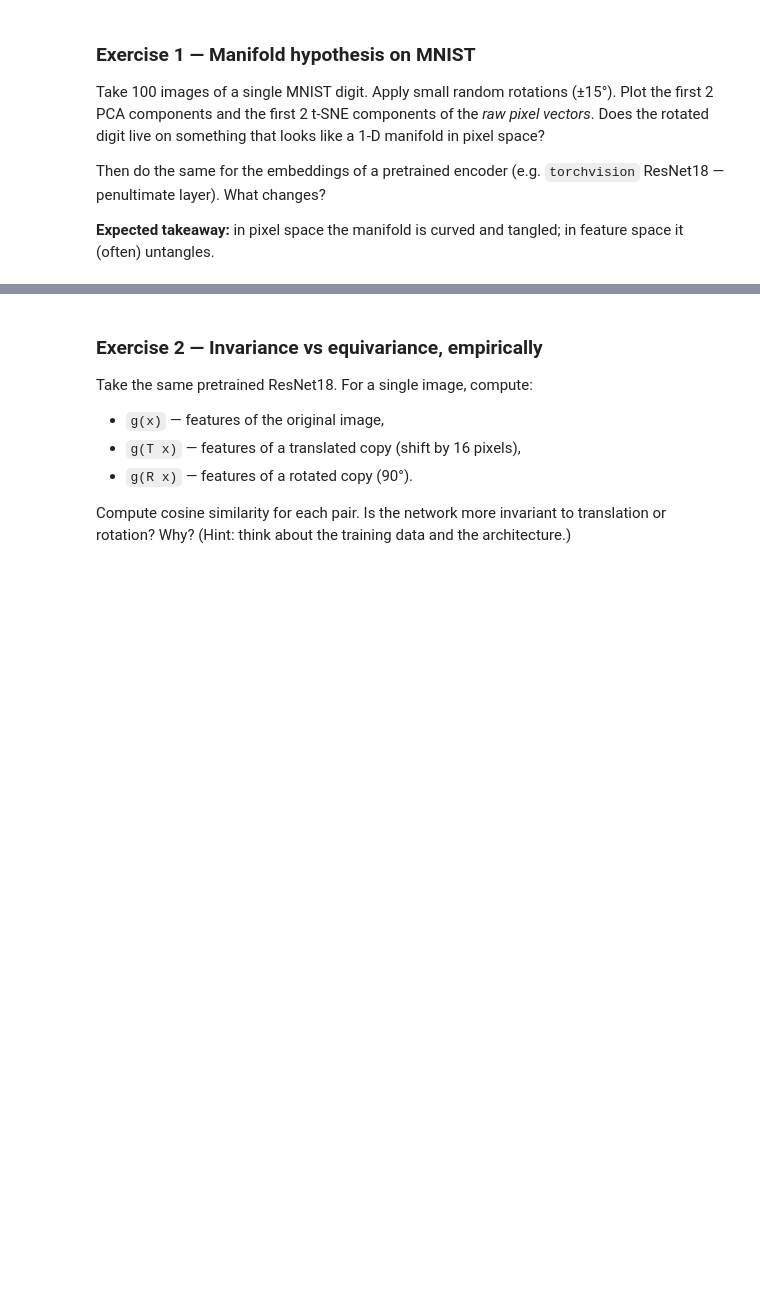
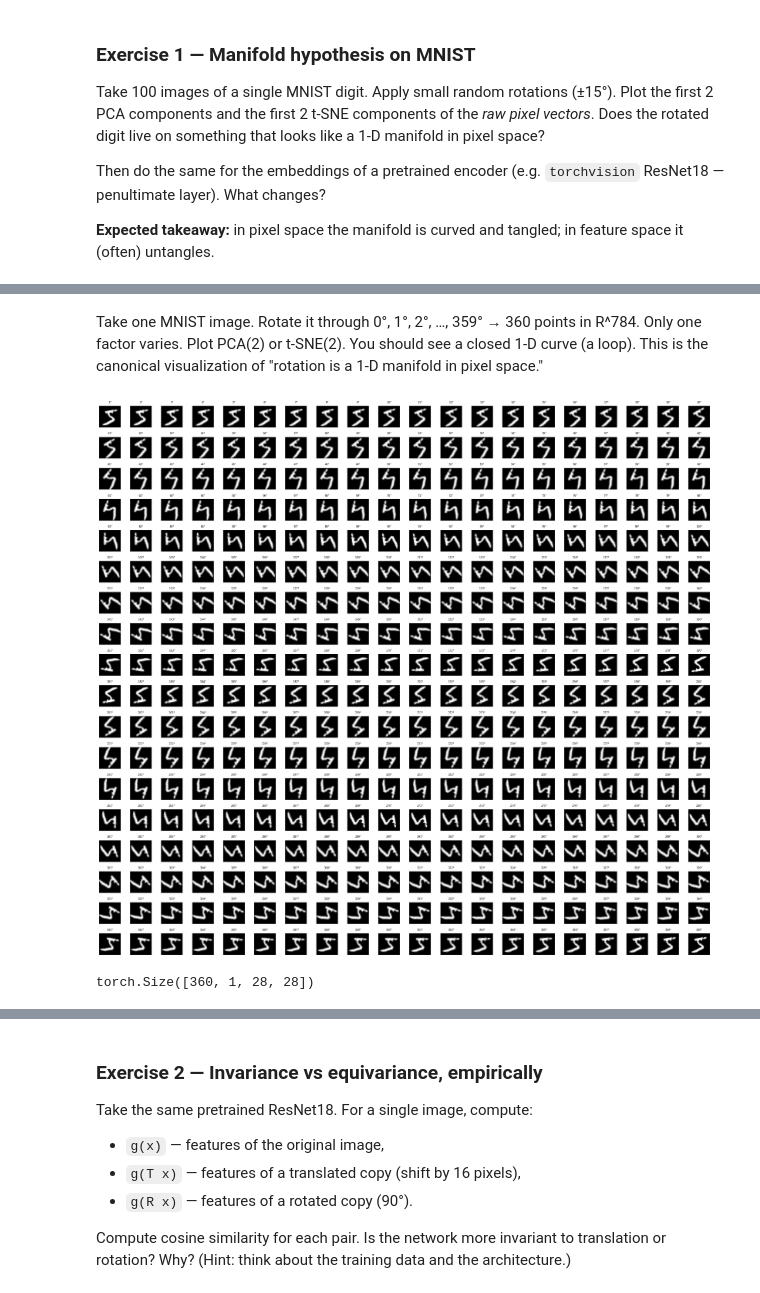
Before and after one commit to jpoberhauser/vision-transformers-and-ssl, a Jupyter notebook: module3_ssl_image_and_video/intro_to_representation_learning.ipynb, the cells around one changed output, grey strips where cells are left out. Saved outputs shown, nothing was run; the diff lists cells and outputs as text; code cells hidden in the pictures; blank space fills up the shorter version.

```diff
--- a/module3_ssl_image_and_video/intro_to_representation_learning.ipynb
+++ b/module3_ssl_image_and_video/intro_to_representation_learning.ipynb
@@ -437,0 +503,33 @@ Then do the same for the embeddings of a pretrained encoder (e.g. `torchvision`
+# %% [markdown]
+ Take one MNIST image. Rotate it through 0°, 1°, 2°, …, 359° → 360 points in R^784. Only one factor varies. Plot PCA(2) or t-SNE(2). You should see a closed 1-D curve (a loop). This is the canonical visualization of "rotation is a 1-D manifold in pixel space."
+# %%
+import torch
+import torchvision.transforms.functional as TF
+import matplotlib.pyplot as plt
+
+# Start from images[0]: shape [1, 28, 28]
+img = images[0]
+
+# Rotate by 1..360 degrees, bilinear for smoother results
+angles = list(range(1, 361))
+rotations = torch.stack([
+    TF.rotate(img, angle=a, interpolation=TF.InterpolationMode.BILINEAR)
+    for a in angles
+])  # shape: [360, 1, 28, 28]
+
+# Save the whole stack
+torch.save({'rotations': rotations, 'angles': angles}, 'rotations.pt')
+fig, axes = plt.subplots(18, 20, figsize=(20, 18))
+for i, ax in enumerate(axes.flat):
+    ax.imshow(rotations[i].squeeze(), cmap='gray')
+    ax.set_title(f'{angles[i]}°', fontsize=6)
+    ax.axis('off')
+plt.tight_layout()
+plt.savefig('rotations_grid.png', dpi=100)
+plt.show()
+# %% [output]
+[figure, added]
+# %%
+rotations.shape
+# %% [output]
+torch.Size([360, 1, 28, 28])
```
Also changed, not shown: parts of 15 cells of this notebook, 1 other file.
